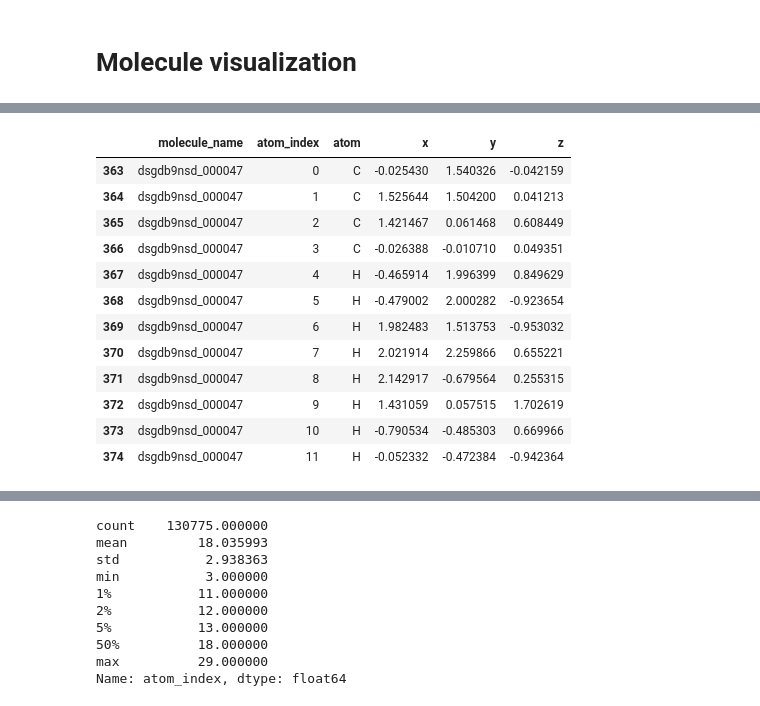
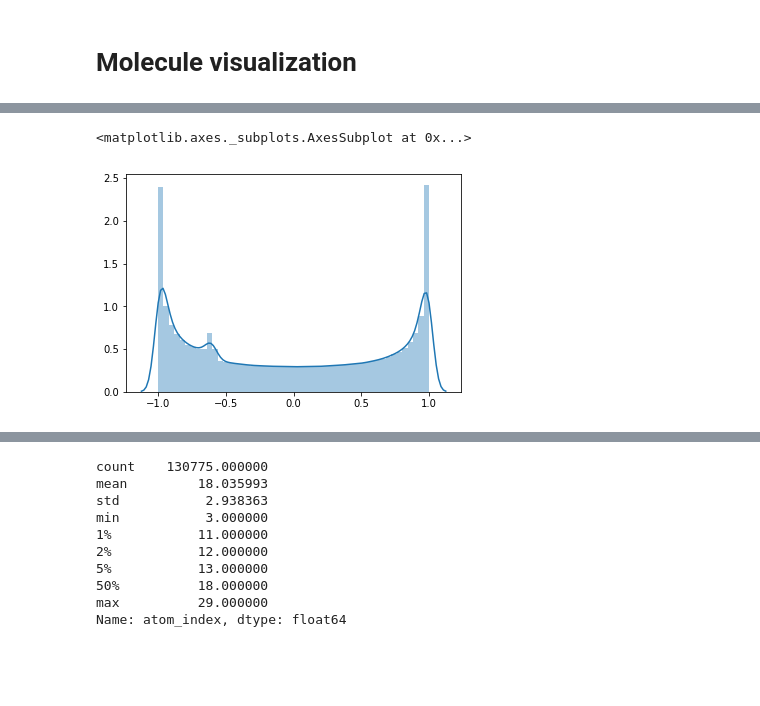
Before and after one commit to miguel-rita/remote-five, a Jupyter notebook: notebooks/EDA.ipynb, the cells around one changed output, grey strips where cells are left out. Drawn from its saved outputs; the diff is of its cells as text; code cells hidden in the pictures; blank space fills up the shorter version.

```diff
--- a/notebooks/EDA.ipynb
+++ b/notebooks/EDA.ipynb
@@ -38,20 +61,15 @@ sns.countplot(train['type'])
 # %%
 struct = pd.read_csv('../data/structures.csv')
-struct.loc[struct.molecule_name == 'dsgdb9nsd_000047']
+struct.loc[struct.molecule_name == 'dsgdb9nsd_000047', ['atom_index', 'atom', 'x', 'y', 'z']].reset_index(drop=True)
+gb = struct.groupby('molecule_name')
-# %% [output]
-|  | molecule_name | atom_index | atom | x | y | z |
-| 363 | dsgdb9nsd_000047 | 0 | C | -0.025430 | 1.540326 | -0.042159 |
-| 364 | dsgdb9nsd_000047 | 1 | C | 1.525644 | 1.504200 | 0.041213 |
-| 365 | dsgdb9nsd_000047 | 2 | C | 1.421467 | 0.061468 | 0.608449 |
-| 366 | dsgdb9nsd_000047 | 3 | C | -0.026388 | -0.010710 | 0.049351 |
-| 367 | dsgdb9nsd_000047 | 4 | H | -0.465914 | 1.996399 | 0.849629 |
-| 368 | dsgdb9nsd_000047 | 5 | H | -0.479002 | 2.000282 | -0.923654 |
-| 369 | dsgdb9nsd_000047 | 6 | H | 1.982483 | 1.513753 | -0.953032 |
-| 370 | dsgdb9nsd_000047 | 7 | H | 2.021914 | 2.259866 | 0.655221 |
-| 371 | dsgdb9nsd_000047 | 8 | H | 2.142917 | -0.679564 | 0.255315 |
-| 372 | dsgdb9nsd_000047 | 9 | H | 1.431059 | 0.057515 | 1.702619 |
-| 373 | dsgdb9nsd_000047 | 10 | H | -0.790534 | -0.485303 | 0.669966 |
-| 374 | dsgdb9nsd_000047 | 11 | H | -0.052332 | -0.472384 | -0.942364 |
+# %%
+angs = pd.read_hdf('../features/simple_angles_cos_train.h5')
+angs=angs['j3_torsion_angle_cos'].values
+angs = angs[~np.isnan(angs)]
+sns.distplot(angs)
+# %% [output]
+<matplotlib.axes._subplots.AxesSubplot at 0x...>
+[figure, added]
 # %%
 xyz_files = glob.glob('../data/structures/*.xyz')
 ase_cp = ase.io.read('../data/structures/dsgdb9nsd_000060.xyz')
```
Also changed, not shown: parts of 2 cells of this notebook, 3 other files.
